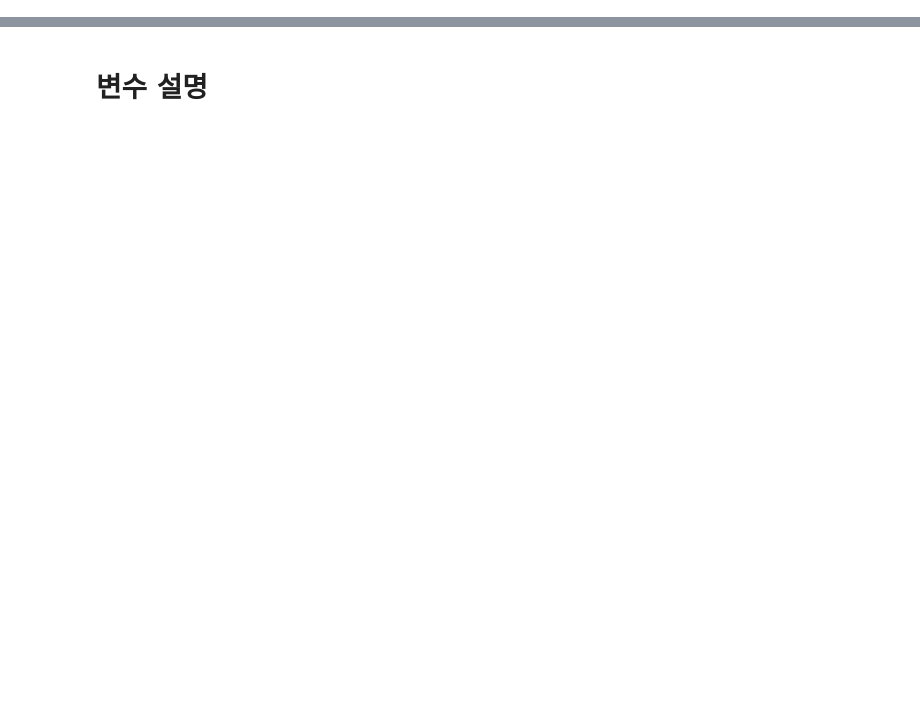
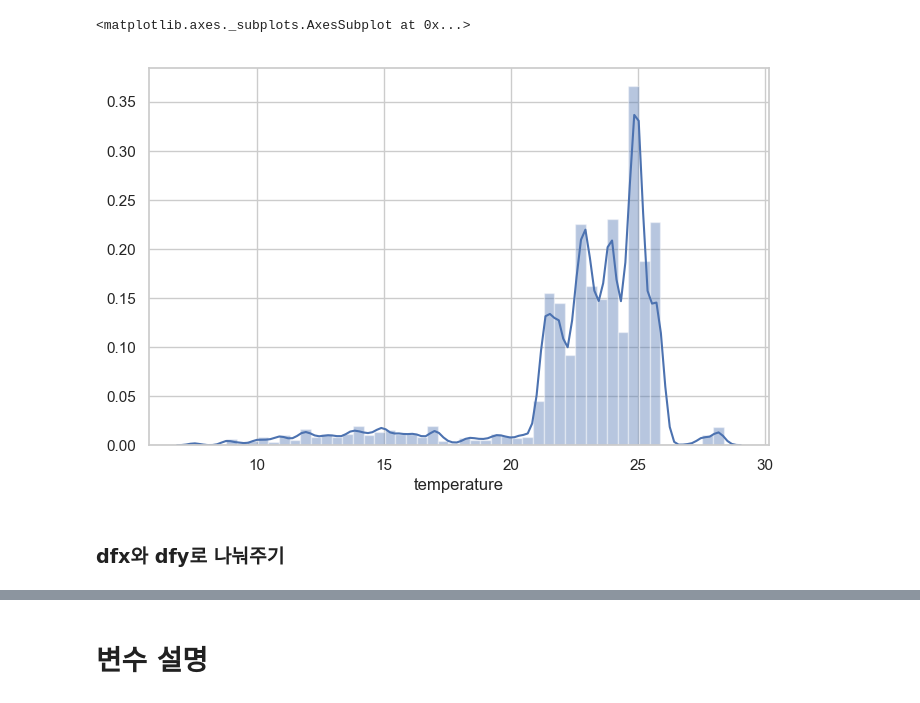
Before and after one commit to p829911/Classification_project, a Jupyter notebook: LogisticRegression.ipynb, the cells around one changed output, grey strips where cells are left out. Cells and saved outputs as stored; diff of their text form; code cells hidden in the pictures; blank space fills up the shorter version.

```diff
--- a/LogisticRegression.ipynb
+++ b/LogisticRegression.ipynb
@@ -32,0 +142,7 @@ len(df.Neighbourhood.unique())
+# %%
+sns.distplot(df_sum.temperature)
+# %% [output]
+<matplotlib.axes._subplots.AxesSubplot at 0x...>
+[figure, added]
+# %% [markdown]
+### dfx와 dfy로 나눠주기
```
Also changed, not shown: parts of 150 cells of this notebook, 10 other files.
